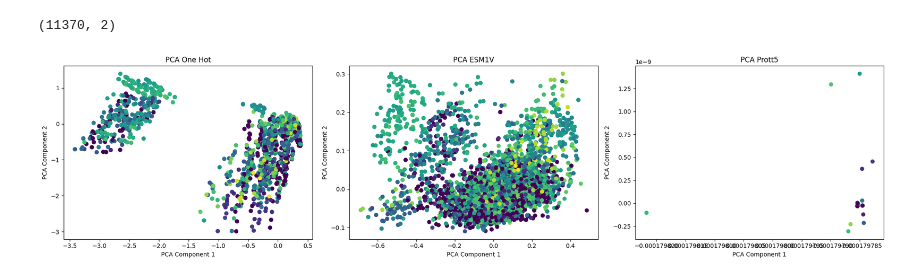
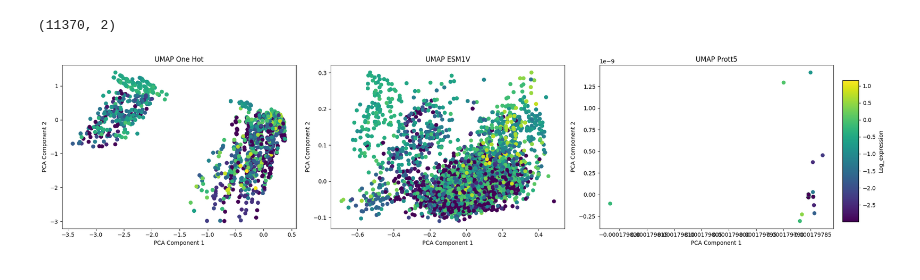
Before and after one commit to FabioHerrera97/Protein_Engineering_Code_Center, a Jupyter notebook: Tutorials/Prepare_and_Explore_data.ipynb, the cells around one changed output. Saved outputs shown, nothing was run; the diff lists cells and outputs as text; code cells hidden in the pictures.

```diff
--- a/Tutorials/Prepare_and_Explore_data.ipynb
+++ b/Tutorials/Prepare_and_Explore_data.ipynb
@@ -129,26 +130,28 @@ pca_prott5.shape
 # %% [output]
 (11370, 2)
 # %%
-import matplotlib.pyplot as plt
-
 fig, axes = plt.subplots(1, 3, figsize=(20, 5))
 
-axes[0].scatter(pca_one_hot[:, 0], pca_one_hot[:, 1], c=data_no_nan['Log_expression'])
+scatter0 = axes[0].scatter(pca_one_hot[:, 0], pca_one_hot[:, 1], c=data_no_nan['Log_expression'])
 axes[0].set_xlabel('PCA Component 1')
 axes[0].set_ylabel('PCA Component 2')
-axes[0].set_title('PCA One Hot')
+axes[0].set_title('UMAP One Hot')
 
-axes[1].scatter(pca_esm1v[:, 0], pca_esm1v[:, 1], c=data_no_nan['Log_expression'])
+scatter1 = axes[1].scatter(pca_esm1v[:, 0], pca_esm1v[:, 1], c=data_no_nan['Log_expression'])
 axes[1].set_xlabel('PCA Component 1')
 axes[1].set_ylabel('PCA Component 2')
-axes[1].set_title('PCA ESM1V')
+axes[1].set_title('UMAP ESM1V')
 
-axes[2].scatter(pca_prott5[:, 0], pca_prott5[:, 1], c=data_no_nan['Log_expression'])
+scatter2 = axes[2].scatter(pca_prott5[:, 0], pca_prott5[:, 1], c=data_no_nan['Log_expression'])
 axes[2].set_xlabel('PCA Component 1')
 axes[2].set_ylabel('PCA Component 2')
-axes[2].set_title('PCA Prott5')
+axes[2].set_title('UMAP Prott5')
+
+cbar_ax = fig.add_axes([1, 0.15, 0.02, 0.7])  # [left, bottom, width, height]
+cbar = fig.colorbar(scatter2, cax=cbar_ax)
+cbar.set_label('Log_expression')
 
 plt.tight_layout()
 plt.show()
 # %% [output]
-[figure, old version]
+[figure, new version]
```
Also changed, not shown: parts of 4 cells of this notebook.
